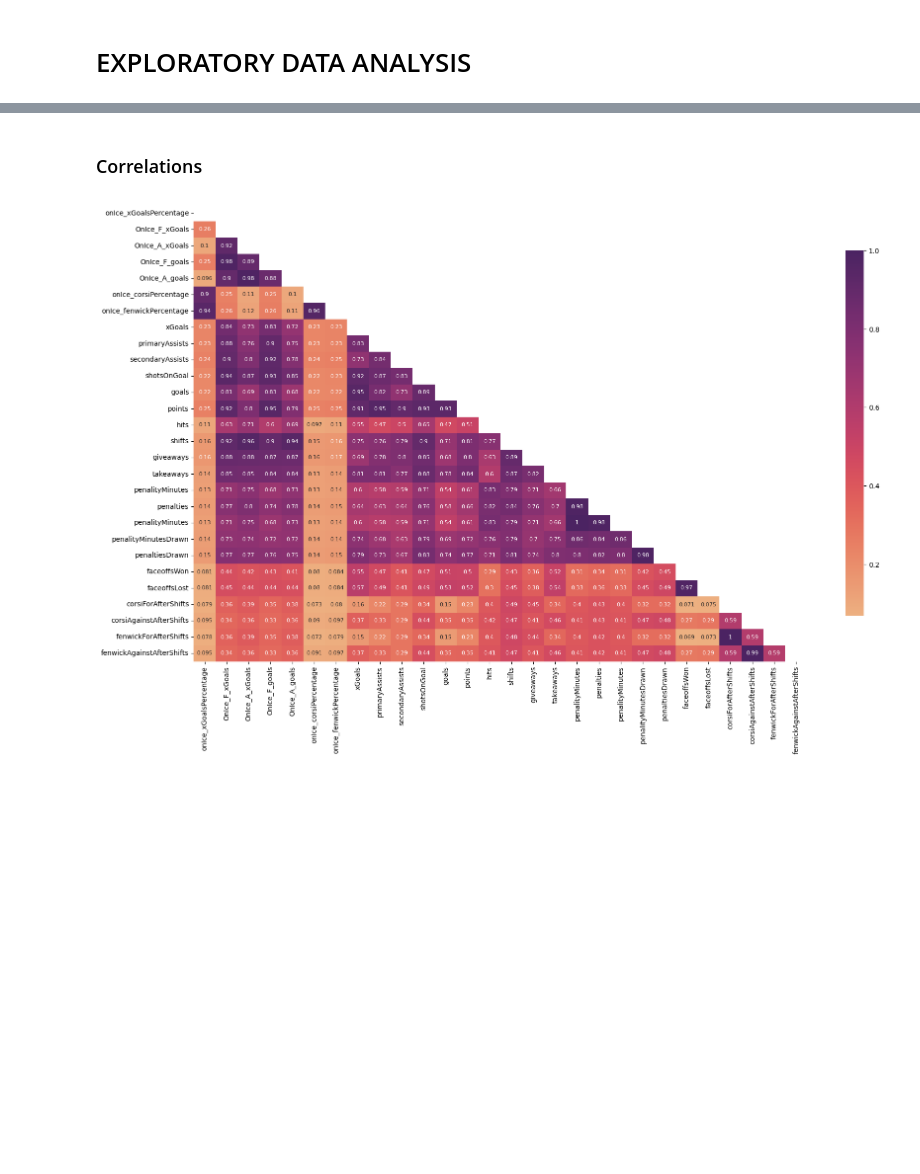
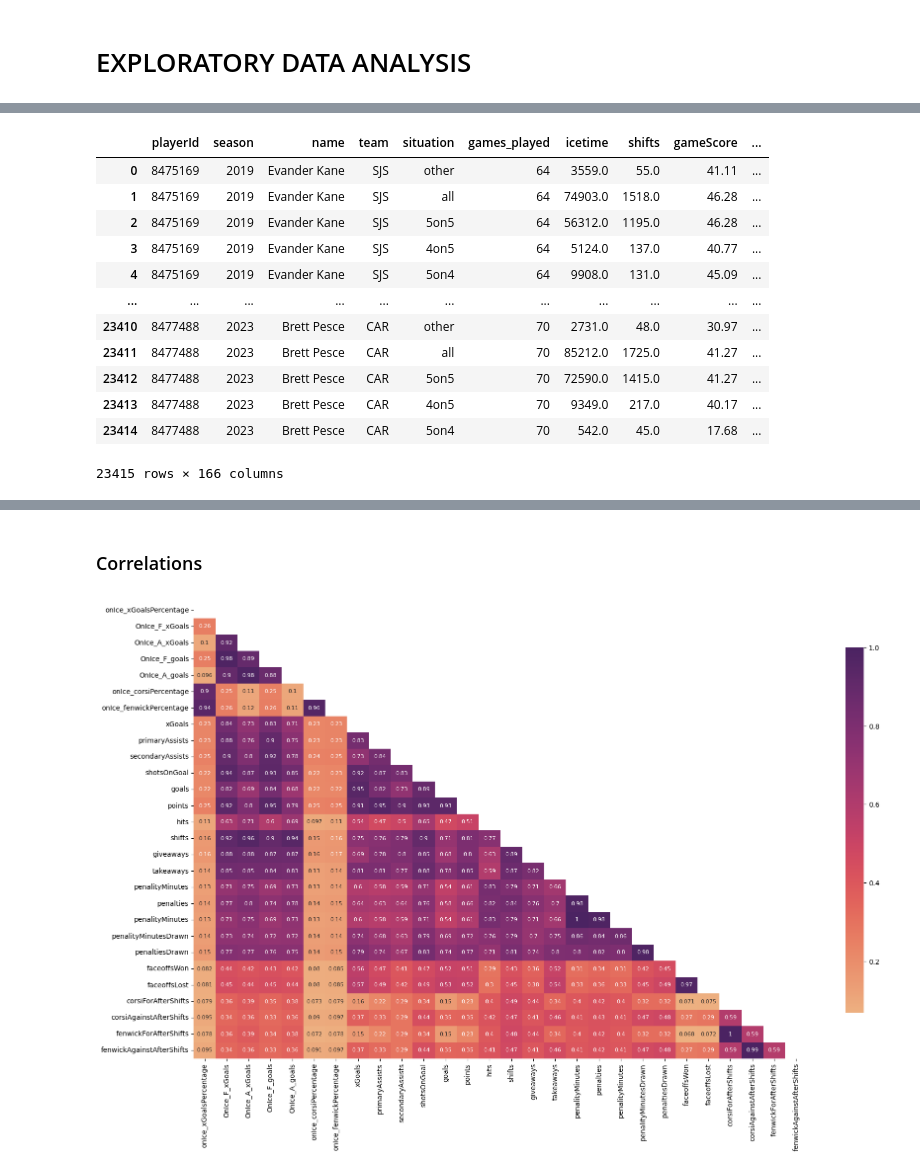
Before and after one commit to emrkel/NHL-Line-Optimisation, a Jupyter notebook: dataAnalysis.ipynb, the cells around one changed output, grey strips where cells are left out. Drawn from its saved outputs; the diff is of its cells as text; code cells hidden in the pictures; blank space fills up the shorter version.

```diff
--- a/dataAnalysis.ipynb
+++ b/dataAnalysis.ipynb
@@ -40,4 +48,20 @@ skaters.describe()
 8 rows × 154 columns
+# %%
+skaters
+# %% [output]
+|  | playerId | season | name | team | situation | games_played | icetime | shifts | gameScore | ... |
+| 0 | 8475169 | 2019 | Evander Kane | SJS | other | 64 | 3559.0 | 55.0 | 41.11 | ... |
+| 1 | 8475169 | 2019 | Evander Kane | SJS | all | 64 | 74903.0 | 1518.0 | 46.28 | ... |
+| 2 | 8475169 | 2019 | Evander Kane | SJS | 5on5 | 64 | 56312.0 | 1195.0 | 46.28 | ... |
+| 3 | 8475169 | 2019 | Evander Kane | SJS | 4on5 | 64 | 5124.0 | 137.0 | 40.77 | ... |
+| 4 | 8475169 | 2019 | Evander Kane | SJS | 5on4 | 64 | 9908.0 | 131.0 | 45.09 | ... |
+| ... | ... | ... | ... | ... | ... | ... | ... | ... | ... | ... |
+| 23410 | 8477488 | 2023 | Brett Pesce | CAR | other | 70 | 2731.0 | 48.0 | 30.97 | ... |
+| 23411 | 8477488 | 2023 | Brett Pesce | CAR | all | 70 | 85212.0 | 1725.0 | 41.27 | ... |
+| 23412 | 8477488 | 2023 | Brett Pesce | CAR | 5on5 | 70 | 72590.0 | 1415.0 | 41.27 | ... |
+| 23413 | 8477488 | 2023 | Brett Pesce | CAR | 4on5 | 70 | 9349.0 | 217.0 | 40.17 | ... |
+| 23414 | 8477488 | 2023 | Brett Pesce | CAR | 5on4 | 70 | 542.0 | 45.0 | 17.68 | ... |
+23415 rows × 166 columns
 # %%
 forwardLines.describe()
 # %% [output]
```
Also changed, not shown: parts of 7 cells of this notebook, 1 other file.
